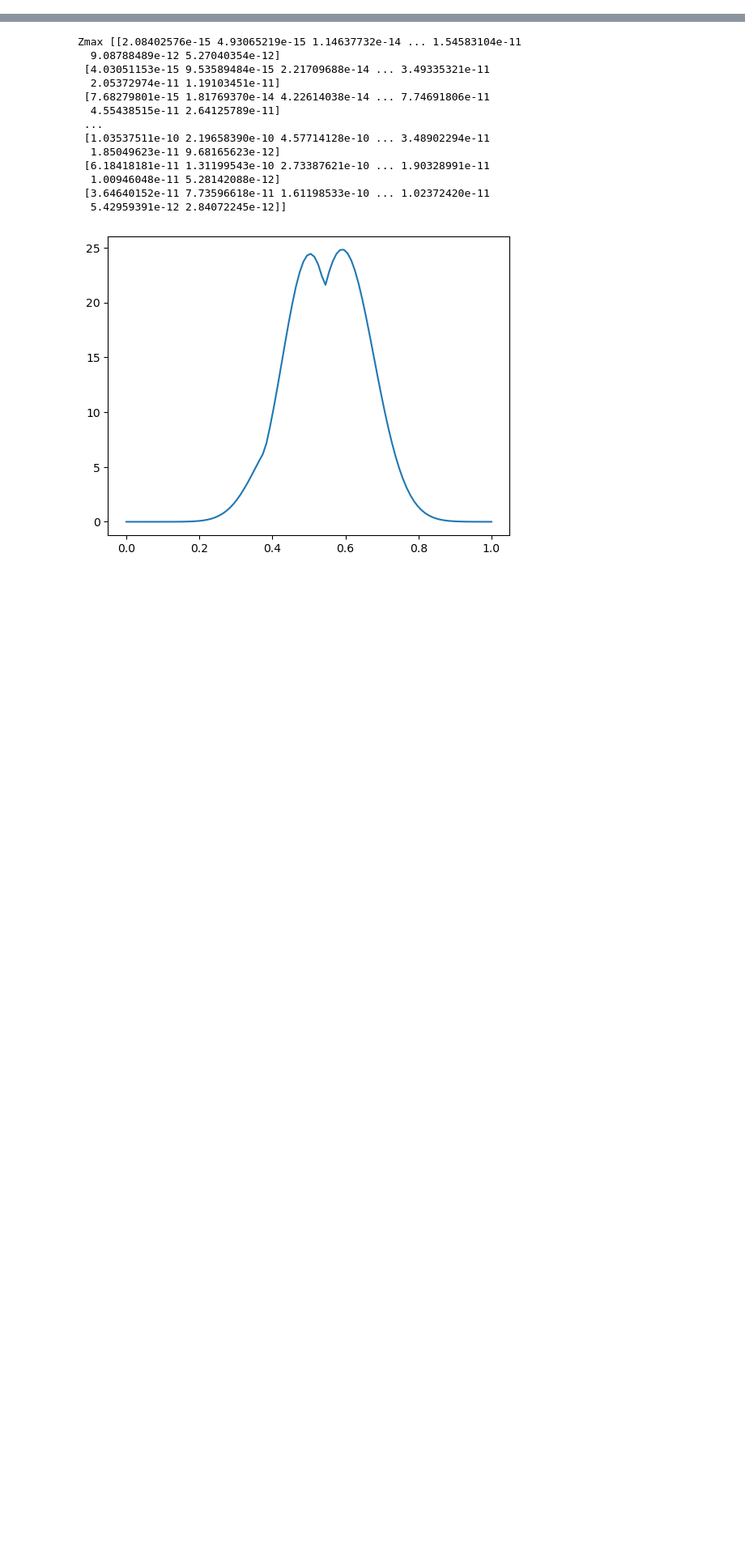
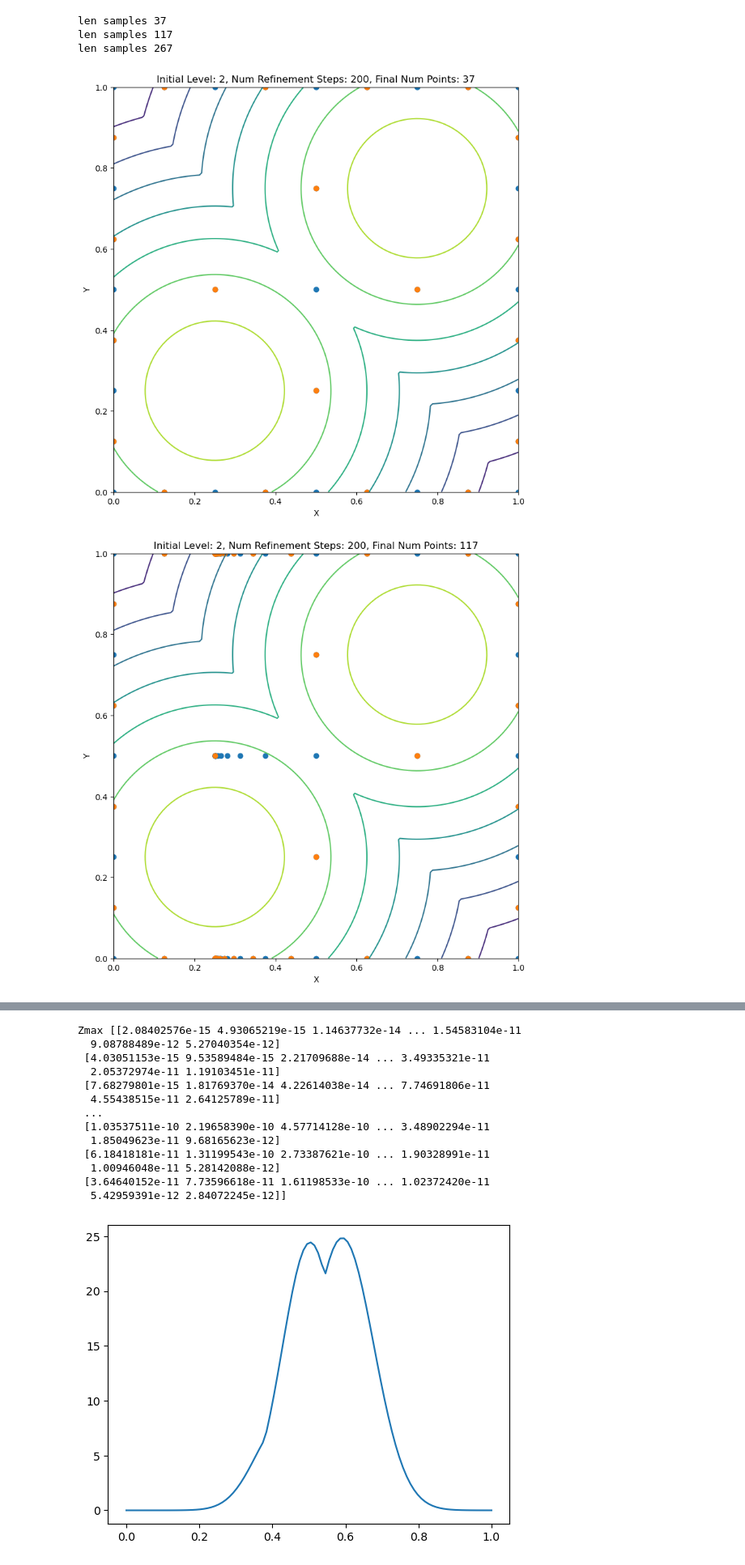
Before and after one commit to DanHarJor/GENE_UQ, a Jupyter notebook: SGPP_testing/SG++refinement.ipynb, the cells around one changed output, grey strips where cells are left out. Shown at 81% size. Drawn from its saved outputs; the diff is of its cells as text; code cells hidden in the pictures; blank space fills up the shorter version.

```diff
--- a/SG++refinement.ipynb
+++ b/SGPP_testing/SG++refinement.ipynb
@@ -2,0 +199,3 @@ https://sgpp.sparsegrids.org/docs/example_refinement_py.html
+# %%
+was_leaf = []
+for is_leaf in is_leaf_s:
@@ -2,0 +204,33 @@ https://sgpp.sparsegrids.org/docs/example_refinement_py.html
+# %%
+import matplotlib.pyplot as plt
+
+samples_ss = [samples_s[4]] + [samples_s[20]] + [samples_s[50]]
+is_leaf_ss = [is_leaf_s[4]] + [is_leaf_s[20]] + [is_leaf_s[50]]
+
+
+
+for samples, is_leaf in zip(samples_ss, is_leaf_ss):
+    print('len samples', len(samples))
+    x0_ = []
+    x1_ = []
+
+    x0_leaf, x1_leaf = [], []
+    for sample, leaf in zip(samples, is_leaf):
+        x0, x1 = sample
+        x0_.append(x0)
+        x1_.append(x1)
+        if leaf:
+            x0_leaf.append(x0)
+            x1_leaf.append(x1)
+
+    fig, ax = plt.subplots(1,1, figsize=(9,9))
+    ax.set_aspect(1)
+    mmg.plot_2d_gaussians(ax, onlyContour=True, title=f"Initial Level: {initial_level}, Num Refinement Steps: {num_refinement_steps}, Final Num Points: {len(x0_)}")
+    ax.scatter(x0_,x1_)
+    ax.scatter(x0_leaf, x1_leaf)
+# %% [output]
+len samples 37
+len samples 117
+len samples 267
+[figure, added]
+[figure, added]
```
Also changed, not shown: parts of 26 cells of this notebook, 3 other files.
